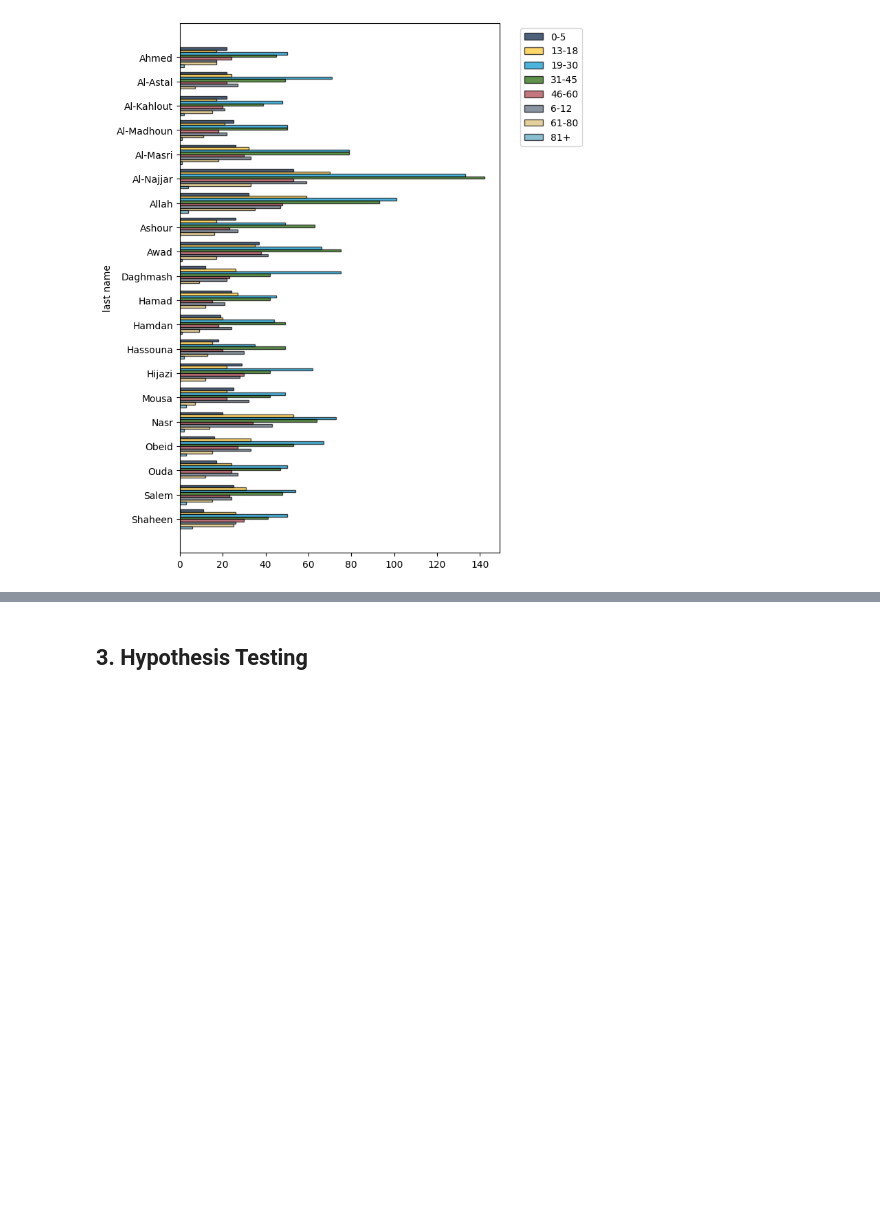
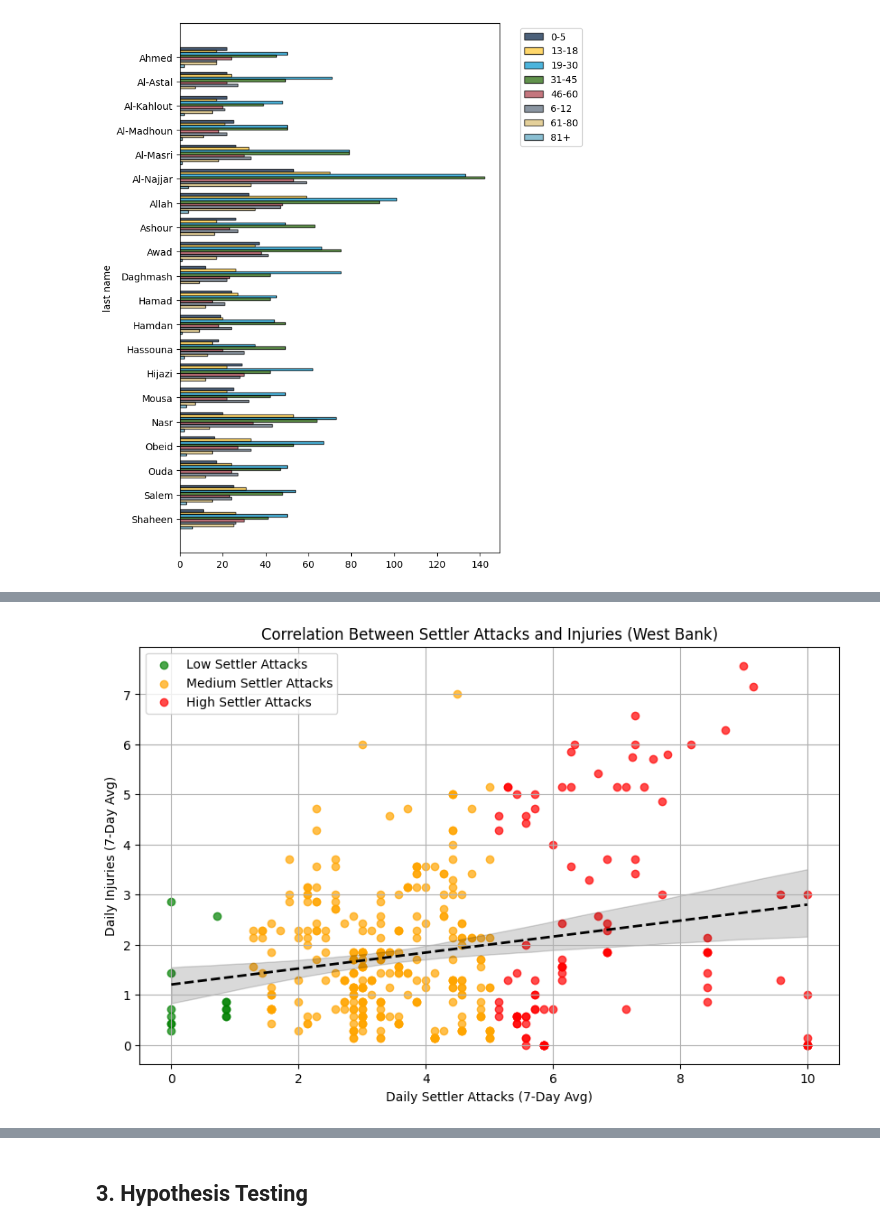
Before and after one commit to shatha-alhazbi/gaza-through-data, a Jupyter notebook: Part B/PartB.ipynb, the cells around one changed output, grey strips where cells are left out. Drawn from its saved outputs; the diff is of its cells as text; code cells hidden in the pictures; blank space fills up the shorter version.

```diff
--- a/Part B/PartB.ipynb
+++ b/Part B/PartB.ipynb
@@ -928,0 +985,12 @@ pivoted.barh('last name')
+# %%
+
+cum_attacks = daily_casualties_westbank.column("settler_attacks_cum")
+
+daily_attacks = [cum_attacks[0]]  # First day attacks is the cumulative on first day
+
+for i in range(1, len(cum_attacks)):
+    daily = cum_attacks[i] - cum_attacks[i - 1]
+    daily_attacks.append(daily)
+
+# Add daily attacks as a new column
+daily_casualties_westbank = daily_casualties_westbank.with_column("settler_attacks_daily", daily_attacks).where('settler_attacks_daily', are.above_or_equal_to(0))
@@ -928,0 +1019,65 @@ pivoted.barh('last name')
+# %%
+
+injuries = daily_casualties_westbank.column('verified.injured')
+attacks = daily_casualties_westbank.column('settler_attacks_daily')
+
+
+# Smooth both with 7-day rolling average
+def rolling_avg(values, window=7):
+    result = []
+    for i in range(len(values)):
+        window_vals = values[max(0, i-window+1):i+1]
+        result.append(sum(window_vals) / len(window_vals))
+    return result
+
+injuries_smoothed = rolling_avg(injuries)
+attacks_smoothed = rolling_avg(attacks)
+
+# Categorize attack levels
+def categorize(attacks):
+    if attacks <= 1:
+        return "Low"
+    elif attacks <= 5:
+        return "Medium"
+    else:
+        return "High"
+
+attack_categories = [categorize(a) for a in attacks_smoothed]
+
+# Create datascience Table
+scatter_table = Table().with_columns(
+    "Settler Attacks (7-Day Avg)", attacks_smoothed,
+    "Injuries (7-Day Avg)", injuries_smoothed,
+    "Attack Category", attack_categories
+)
+
+import seaborn as sns
+
+plt.figure(figsize=(10, 6))
+
+# First plot scatter points by category
+colors = {"Low": "green", "Medium": "orange", "High": "red"}
+
+for category in colors:
+    # Get points for this category
+    mask = [c == category for c in attack_categories]
+    x_vals = np.array(attacks_smoothed)[mask]
+    y_vals = np.array(injuries_smoothed)[mask]
+
+    # Scatter plot
+    plt.scatter(x_vals, y_vals, color=colors[category], alpha=0.7, label=f"{category} Settler Attacks")
+
+# Then plot trendline ONLY (disable scatter)
+sns.regplot(x=attacks_smoothed, y=injuries_smoothed,
+            scatter=False,   # No scatter
+            line={'color': 'black', 'linewidth': 2, 'linestyle': '--'},)
+
+# Labels and title
+plt.xlabel("Daily Settler Attacks (7-Day Avg)")
+plt.ylabel("Daily Injuries (7-Day Avg)")
+plt.title("Correlation Between Settler Attacks and Injuries (West Bank)")
+plt.legend()
+plt.grid(True)
+plt.show()
+# %% [output]
+[figure, added]
```
Also changed, not shown: parts of 9 cells of this notebook.
